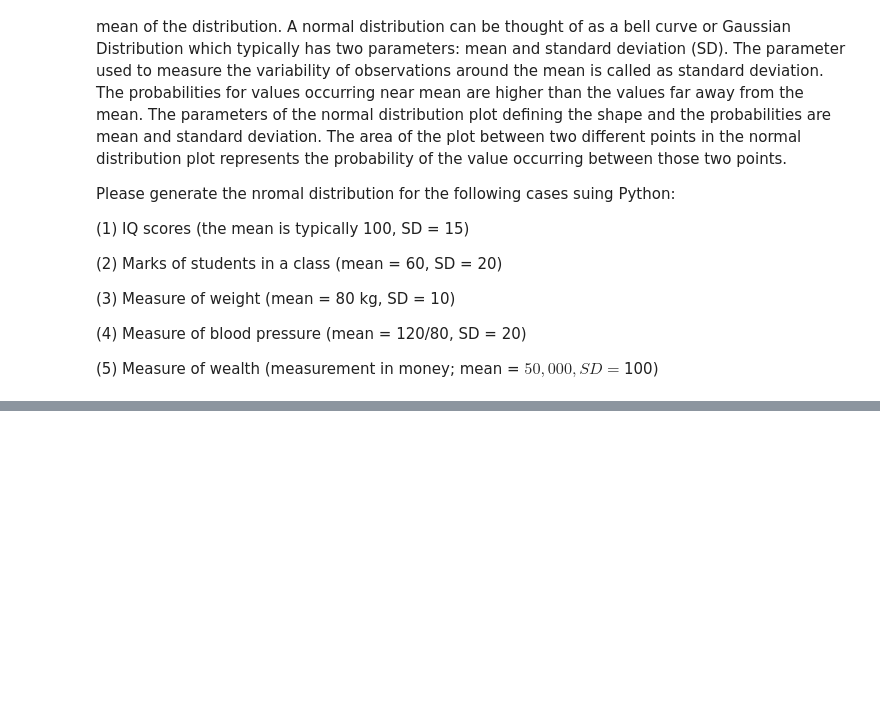
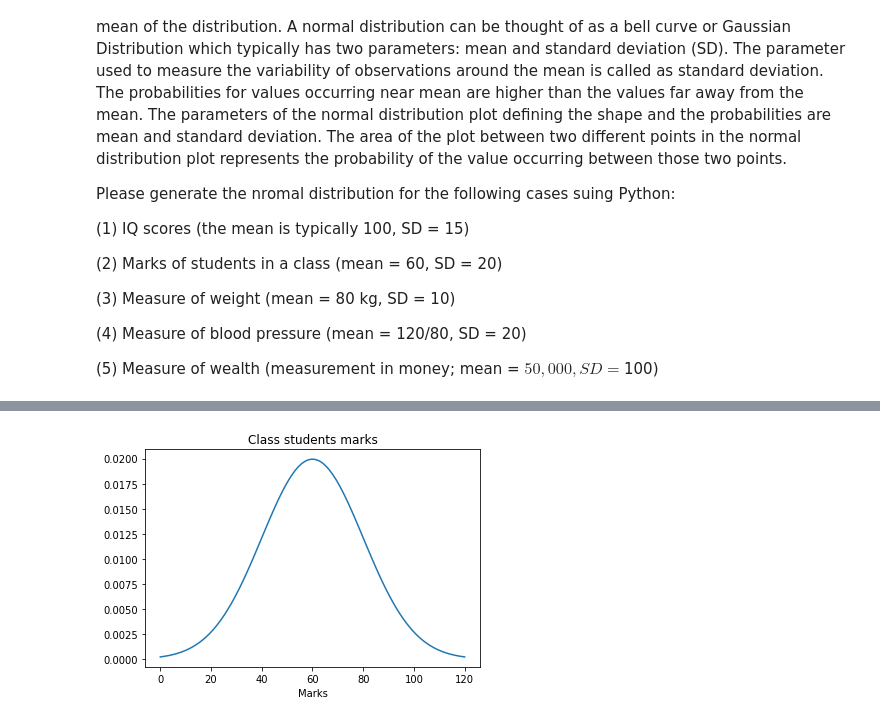
Before and after one commit to nikhil1029/Nikhil_INFO5502_Spring2022, a Jupyter notebook: Assignment_10.ipynb, the cells around one changed output, grey strips where cells are left out. Cells and saved outputs as stored; diff of their text form; code cells hidden in the pictures; blank space fills up the shorter version.

```diff
--- a/Assignment_10.ipynb
+++ b/Assignment_10.ipynb
@@ -36,0 +131,10 @@ Please generate the nromal distribution for the following cases suing Python:
+# %%
+ku = 60
+sigma = 20
+x = np.linspace(ku - 3*sigma, ku + 3*sigma, 100)
+plt.plot(x, scipy.stats.norm.pdf(x, ku, sigma))
+plt.title("Class students marks")
+plt.xlabel("Marks")
+plt.show()
+# %% [output]
+[figure, added]
```
Also changed, not shown: parts of 11 cells of this notebook.
